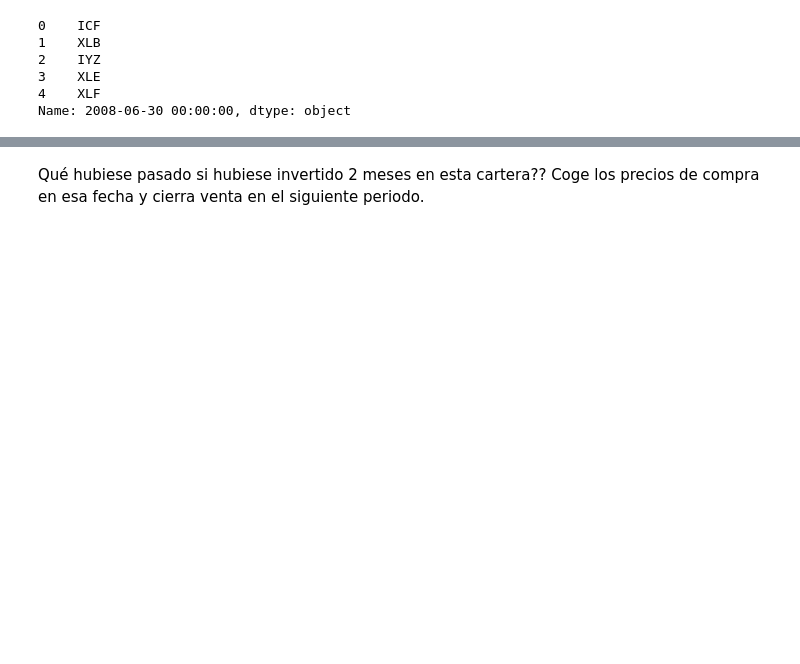
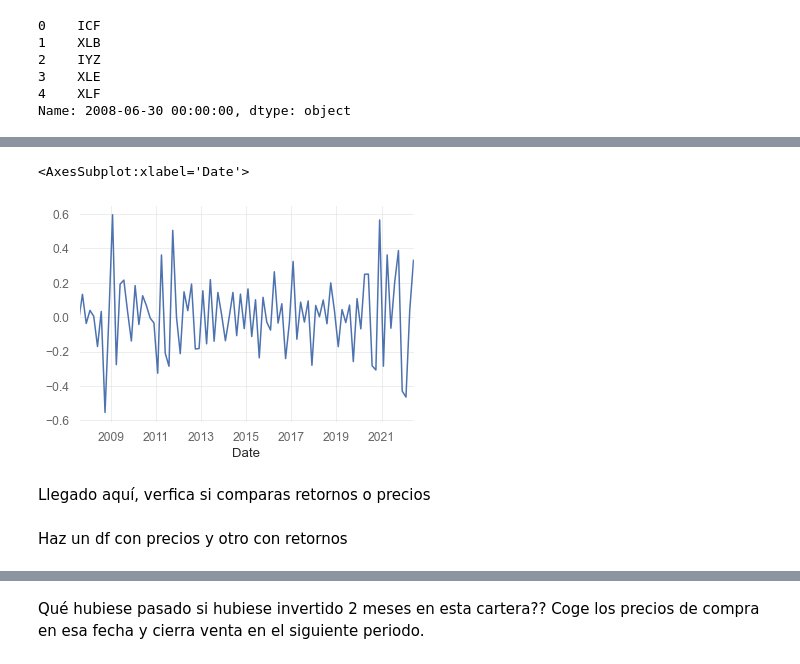
Before and after one commit to NicoGuillen/Backtest, a Jupyter notebook: Quant_Features.ipynb, the cells around one changed output, grey strips where cells are left out. Drawn from its saved outputs; the diff is of its cells as text; code cells hidden in the pictures; blank space fills up the shorter version.

```diff
--- a/Quant_Features.ipynb
+++ b/Quant_Features.ipynb
@@ -1250,0 +1445,9 @@ Name: 2008-06-30 00:00:00, dtype: object
+# %%
+b.plot()
+# %% [output]
+<AxesSubplot:xlabel='Date'>
+[figure, added]
+# %% [markdown]
+Llegado aquí, verfica si comparas retornos o precios
+# %% [markdown]
+Haz un df con precios y otro con retornos
```
Also changed, not shown: parts of 121 cells of this notebook, 1 other file.
